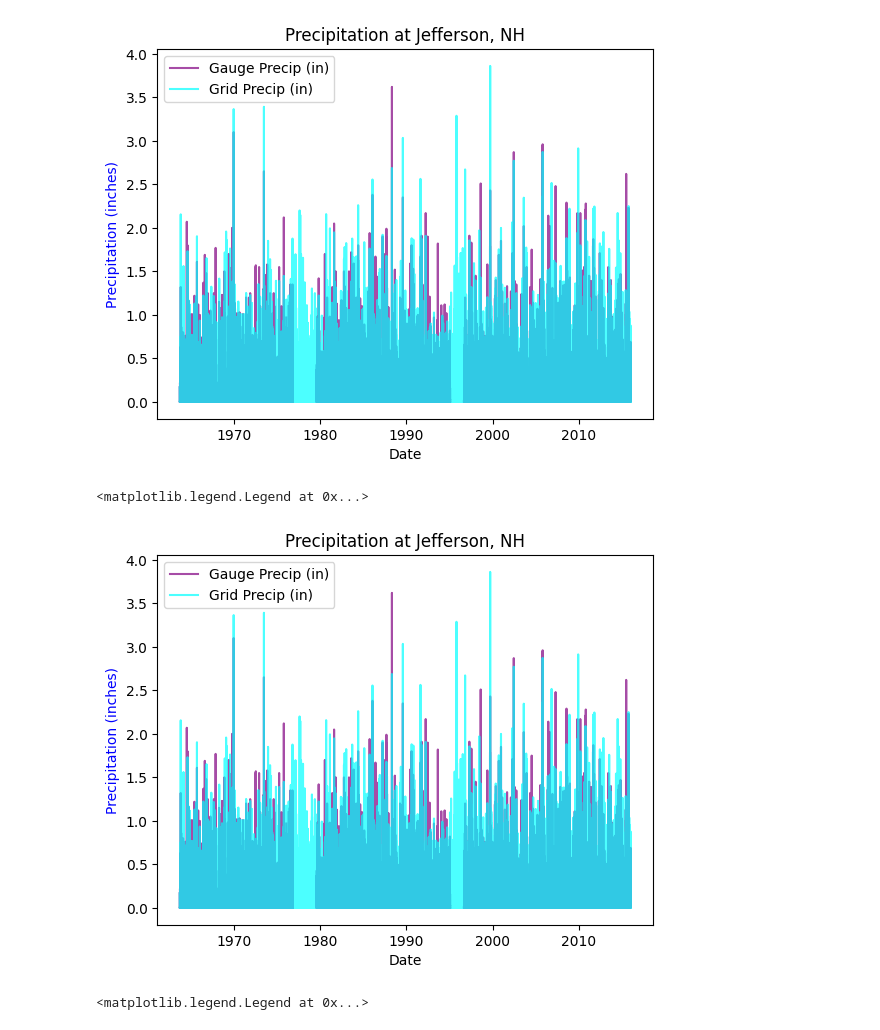
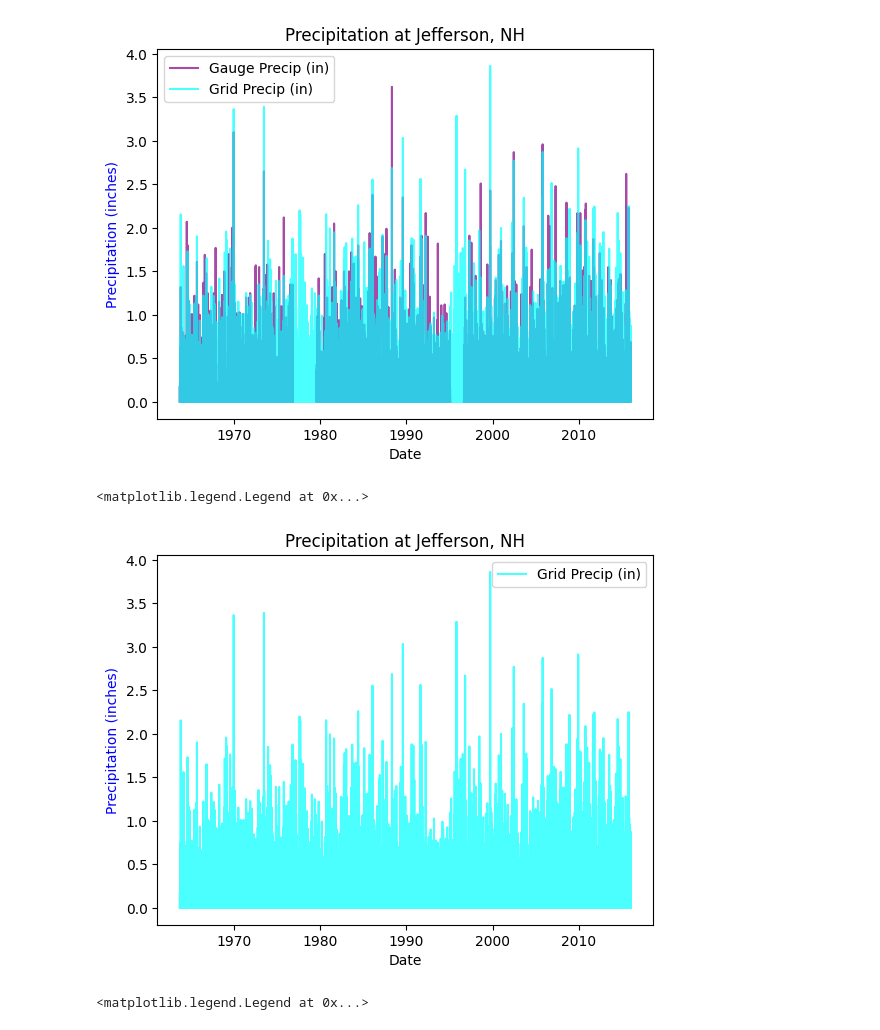
Before and after one commit to ROmslaer/ROmslaer895, a Jupyter notebook: ROmslaer Final Project.ipynb, the cells around one changed output. Drawn from its saved outputs; the diff is of its cells as text; code cells hidden in the pictures.

```diff
--- a/ROmslaer Final Project.ipynb
+++ b/ROmslaer Final Project.ipynb
@@ -200,15 +200,14 @@ ax.legend()
 [figure]
 # %%
 fig, ax = plt.subplots()
-ax.plot(project.index, project['Gauge Precip (in)'], label='Gauge Precip (in)', color='purple', alpha=0.7)
 ax.plot(project.index, project['Grid Precip (in)'], label='Grid Precip (in)', color='cyan', alpha=0.7)
 ax.set_xlabel('Date')
 ax.set_ylabel('Precipitation (inches)', color='blue')
 ax.set_title('Precipitation at Jefferson, NH')
 ax.legend()
 # %% [output]
 <matplotlib.legend.Legend at 0x...>
-[figure, old version]
+[figure, new version]
 # %%
 fig, ax = plt.subplots()
 ax.plot(project.index, project['Gauge Precip (in)'], label='Gauge Precip (in)', color='purple', alpha=0.7)
```
